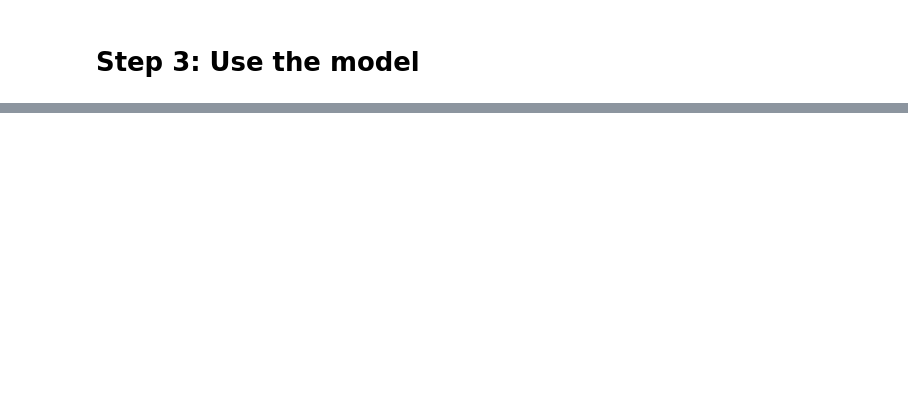
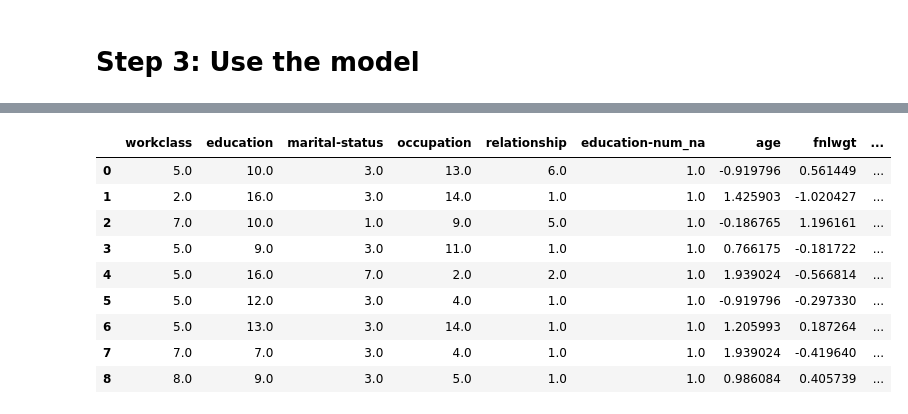
Before and after one commit to salazardenise/practical_deep_learning, a Jupyter notebook: 1_1_creating_model_from_data.ipynb, the cells around one changed output, grey strips where cells are left out. Drawn from its saved outputs; the diff is of its cells as text; code cells hidden in the pictures; blank space fills up the shorter version.

```diff
--- a/1_1_creating_model_from_data.ipynb
+++ b/1_1_creating_model_from_data.ipynb
@@ -119,0 +250,3 @@ Probability it's a bird: 0.0000
+# %%
+learn_inc = ft.tabular_learner(dls_inc, metrics=ft.accuracy)
+learn_inc.fit_one_cycle(2)
@@ -119,0 +255,3 @@ Probability it's a bird: 0.0000
+# %%
+learn_inc.show_results()
+# %% [output]
@@ -119,0 +259,10 @@ Probability it's a bird: 0.0000
+|  | workclass | education | marital-status | occupation | relationship | education-num_na | age | fnlwgt | ... |
+| 0 | 5.0 | 10.0 | 3.0 | 13.0 | 6.0 | 1.0 | -0.919796 | 0.561449 | ... |
+| 1 | 2.0 | 16.0 | 3.0 | 14.0 | 1.0 | 1.0 | 1.425903 | -1.020427 | ... |
+| 2 | 7.0 | 10.0 | 1.0 | 9.0 | 5.0 | 1.0 | -0.186765 | 1.196161 | ... |
+| 3 | 5.0 | 9.0 | 3.0 | 11.0 | 1.0 | 1.0 | 0.766175 | -0.181722 | ... |
+| 4 | 5.0 | 16.0 | 7.0 | 2.0 | 2.0 | 1.0 | 1.939024 | -0.566814 | ... |
+| 5 | 5.0 | 12.0 | 3.0 | 4.0 | 1.0 | 1.0 | -0.919796 | -0.297330 | ... |
+| 6 | 5.0 | 13.0 | 3.0 | 14.0 | 1.0 | 1.0 | 1.205993 | 0.187264 | ... |
+| 7 | 7.0 | 7.0 | 3.0 | 4.0 | 1.0 | 1.0 | 1.939024 | -0.419640 | ... |
+| 8 | 8.0 | 9.0 | 3.0 | 5.0 | 1.0 | 1.0 | 0.986084 | 0.405739 | ... |
```
Also changed, not shown: parts of 23 cells of this notebook.
